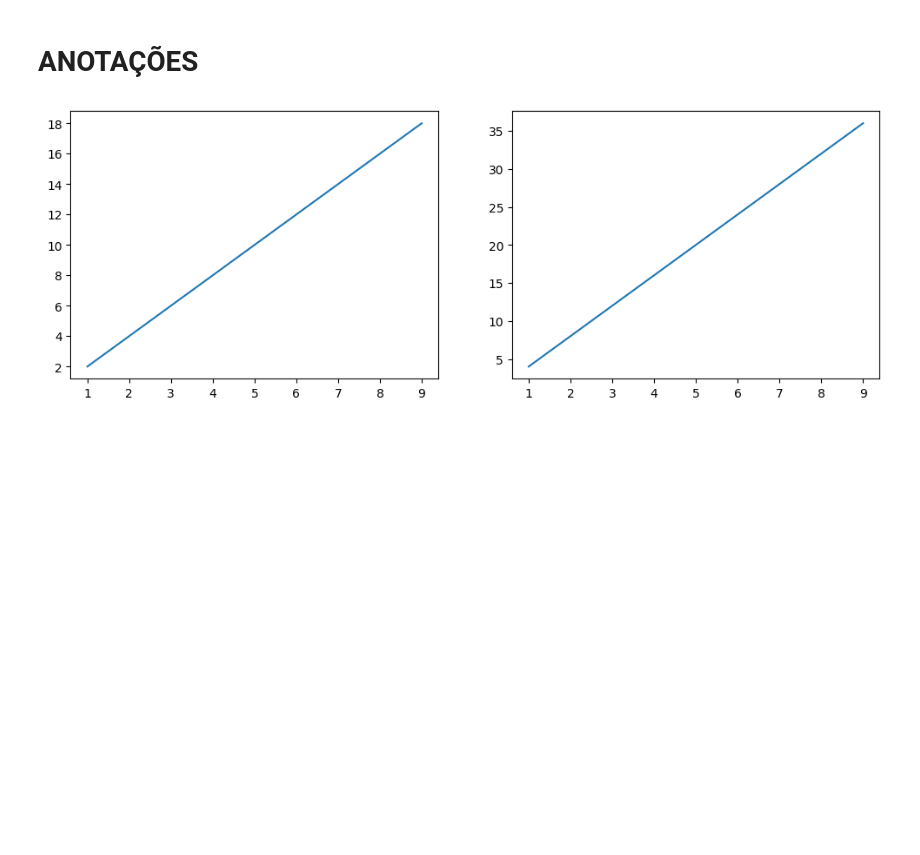
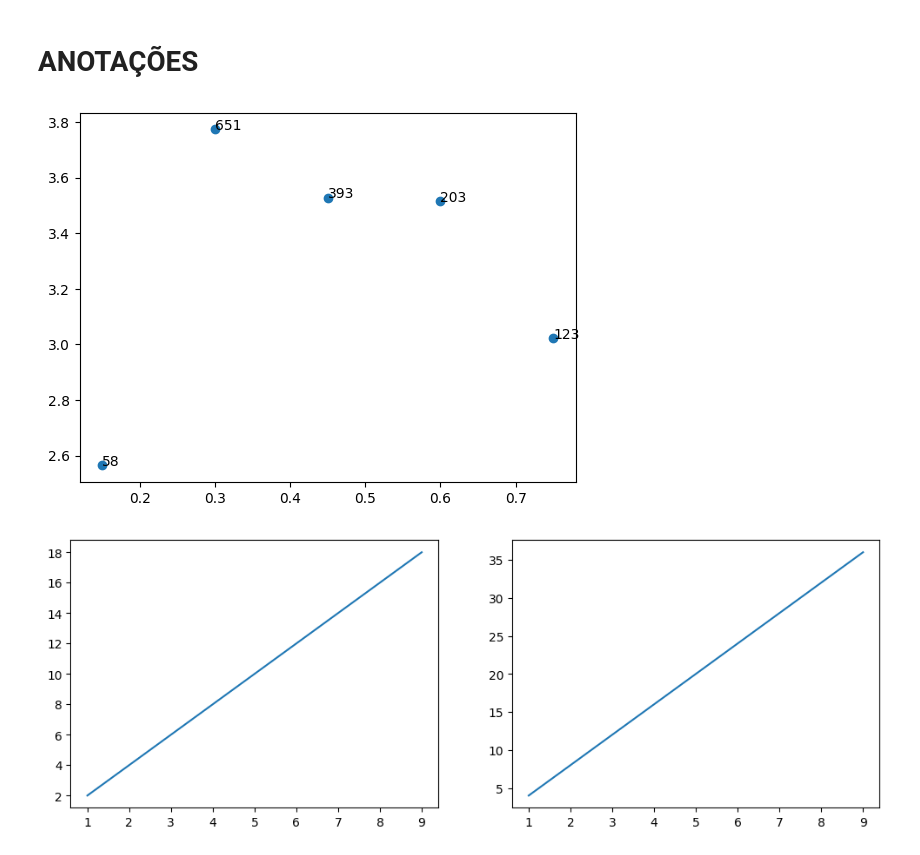
Before and after one commit to gilbertokoerbes/TCCII_Blockchain_Predict, a Jupyter notebook: predict.ipynb, the cells around one changed output. Saved outputs shown, nothing was run; the diff lists cells and outputs as text; code cells hidden in the pictures; blank space fills up the shorter version.

```diff
--- a/predict.ipynb
+++ b/predict.ipynb
@@ -660,6 +651,20 @@ plt.show()
 [figure]
 # %% [markdown]
 # ANOTAÇÕES
+# %%
+# Anotate
+import matplotlib.pyplot as plt
+x = [0.15, 0.3, 0.45, 0.6, 0.75]
+y = [2.56422, 3.77284, 3.52623, 3.51468, 3.02199]
+n = [58, 651, 393, 203, 123]
+
+fig, ax = plt.subplots()
+ax.scatter(x, y)
+
+for i, txt in enumerate(n):
+    ax.annotate(txt, (x[i], y[i]))
+# %% [output]
+[figure, added]
 # %%
 x = np.arange(1,10)
 y = x *2
```
Also changed, not shown: parts of 7 cells of this notebook.
